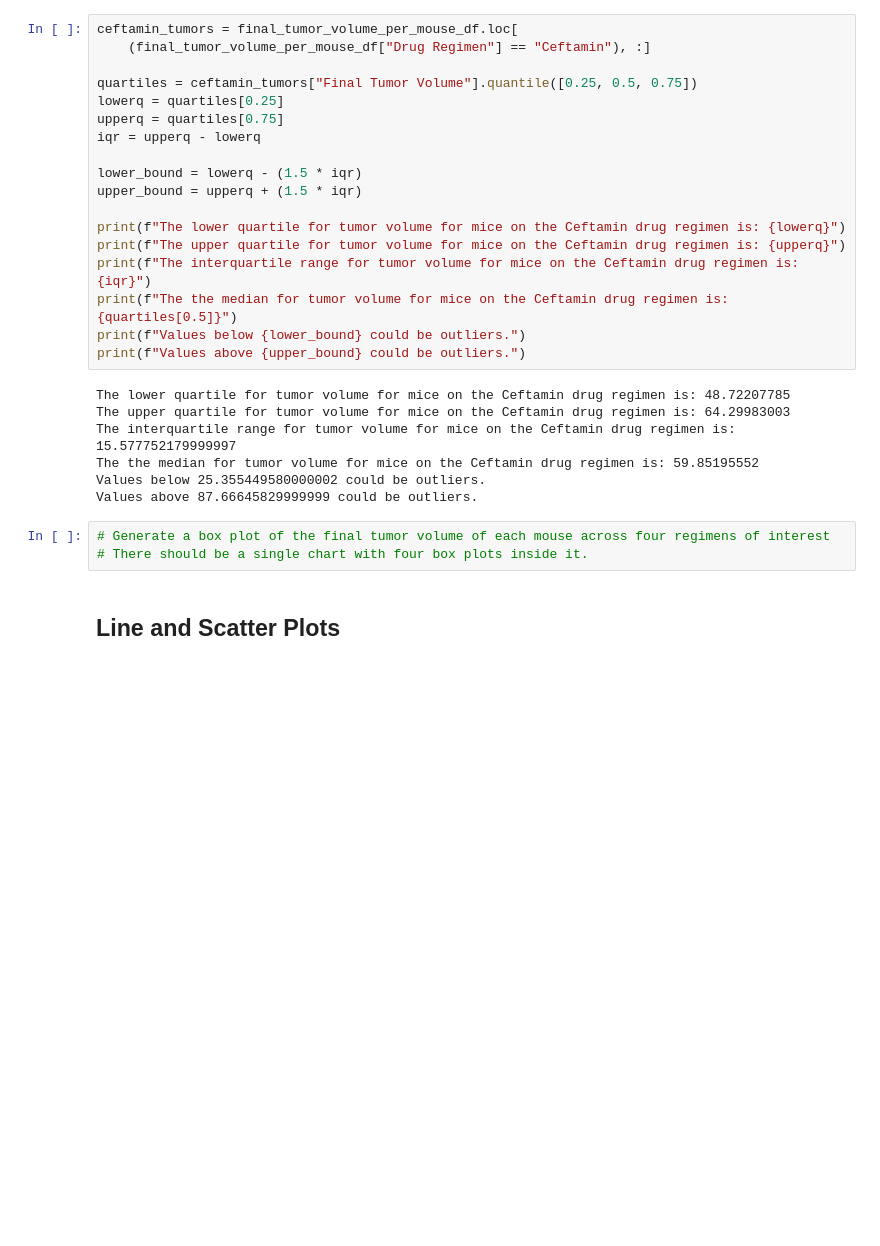
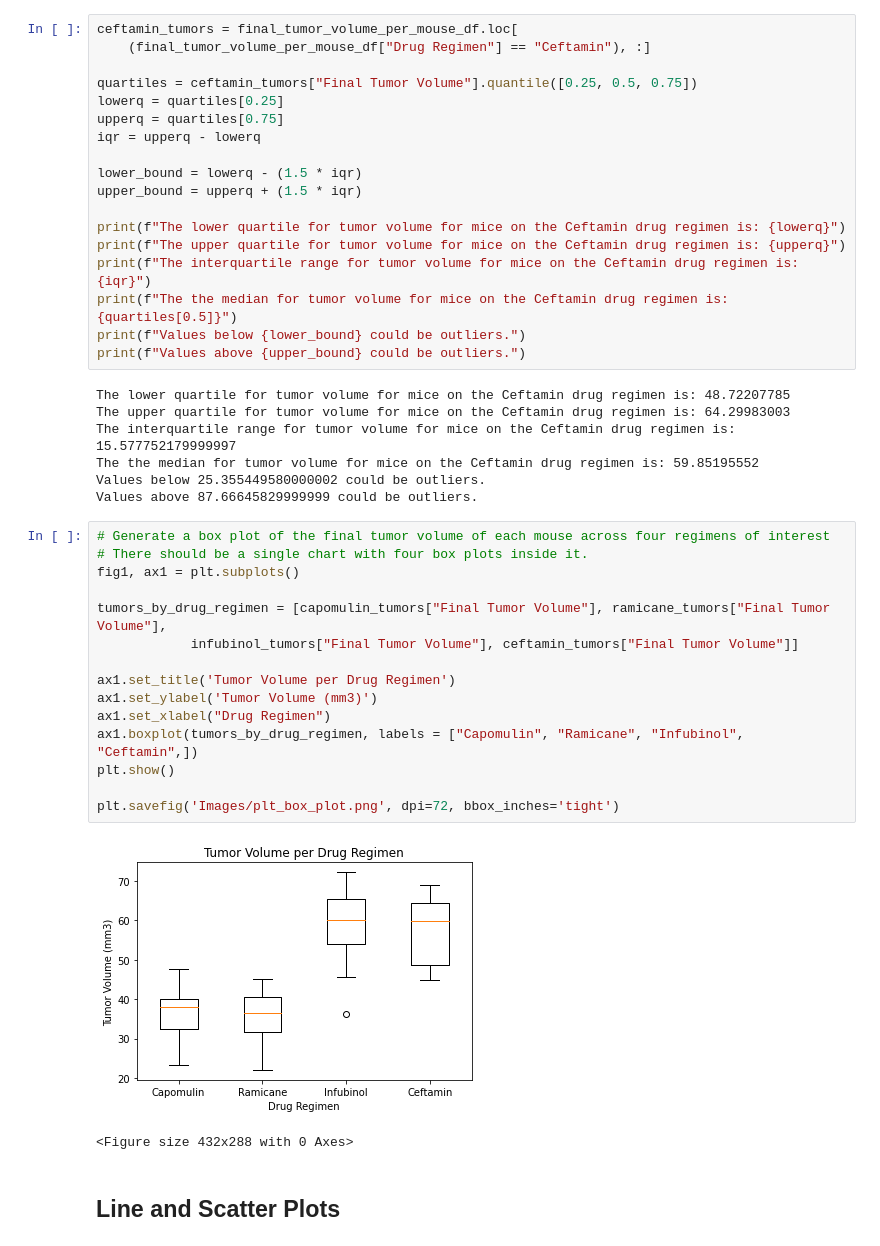
Before and after one commit to cveras33/matplotlib-challenge, a Jupyter notebook: Pymaceuticals/pymaceuticals_starter.ipynb, the cells around one changed output. Saved outputs shown, nothing was run; the diff lists cells and outputs as text; blank space fills up the shorter version.

Commit message:
Completed box plot for top 4 drug regimens

```diff
--- a/Pymaceuticals/pymaceuticals_starter.ipynb
+++ b/Pymaceuticals/pymaceuticals_starter.ipynb
@@ -300,6 +300,21 @@ Values above 87.66645829999999 could be outliers.
 # %%
 # Generate a box plot of the final tumor volume of each mouse across four regimens of interest
 # There should be a single chart with four box plots inside it.
+fig1, ax1 = plt.subplots()
+
+tumors_by_drug_regimen = [capomulin_tumors["Final Tumor Volume"], ramicane_tumors["Final Tumor Volume"],
+            infubinol_tumors["Final Tumor Volume"], ceftamin_tumors["Final Tumor Volume"]]
+
+ax1.set_title('Tumor Volume per Drug Regimen')
+ax1.set_ylabel('Tumor Volume (mm3)')
+ax1.set_xlabel("Drug Regimen")
+ax1.boxplot(tumors_by_drug_regimen, labels = ["Capomulin", "Ramicane", "Infubinol", "Ceftamin",])
+plt.show()
+
+plt.savefig('Images/plt_box_plot.png', dpi=72, bbox_inches='tight')
+# %% [output]
+[figure, added]
+<Figure size 432x288 with 0 Axes>
 # %% [markdown]
 ## Line and Scatter Plots
 # %%
```
Also changed, not shown: parts of 3 cells of this notebook, 1 other file.
